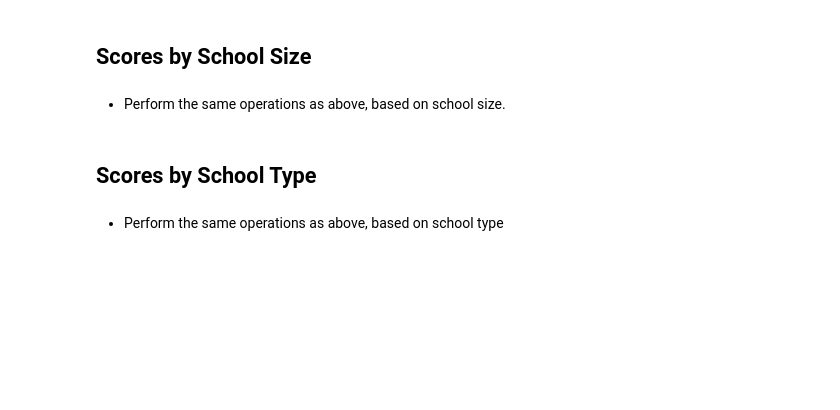
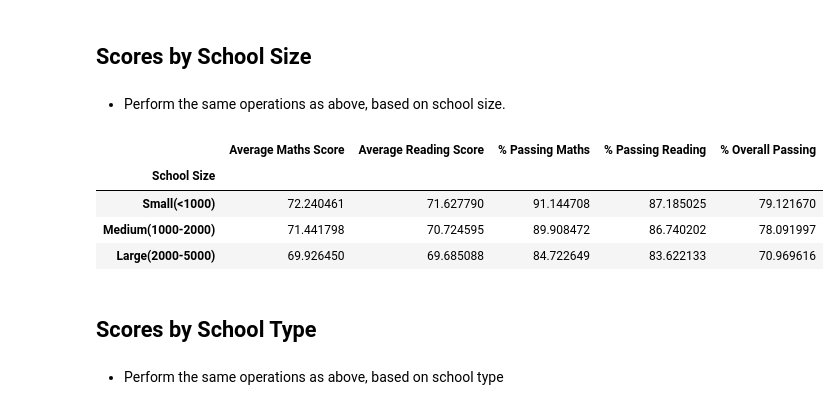
Before and after one commit to lcardsvr/pandas-challenge, a Jupyter notebook: PyCitySchools/PyCitySchools_starter.ipynb, the cells around one changed output. Cells and saved outputs as stored; diff of their text form; code cells hidden in the pictures; blank space fills up the shorter version.

```diff
--- a/PyCitySchools/PyCitySchools_starter.ipynb
+++ b/PyCitySchools/PyCitySchools_starter.ipynb
@@ -385,6 +384,56 @@ Reading_df.head(15)
 ## Scores by School Size
 # %% [markdown]
 * Perform the same operations as above, based on school size.
+# %%
+
+# merge_dfx3 / dfx4 Contains all the students grades with the columns listed below as well as the school type, size, budget and budget per student information
+
+#   Passed_math with a 1 if the score is greater or equal to 50 in Maths
+#   Passed_reading with a 1 if the score is greater or equal to 50 in Reading
+#   Passed_Overall with a 1 if the score is greater or equal to 50 in Maths and in Reading
+
+dfx4 = merge_dfx3
+
+#Bins are added to be able to group by School Size
+
+# Create the bins in which Data will be held
+# Bins are 0, 585, 630, 645, 680.
+bins2 = [0, 1000, 2000, 5000]
+
+# Create the names for the four bins
+group_names2 = ["Small(<1000)", "Medium(1000-2000)", "Large(2000-5000)"]
+
+
+dfx4["School Size"] = pd.cut(dfx4["size"], bins2, labels=group_names2, include_lowest=True)
+
+
+# School_Size_df contains only the relevant columns as below:
+
+School_Size_df = dfx4 [["School Size", "maths_score", "reading_score" , "Passed_math", "Passed_reading", "Passed_Overall" ]]
+
+# # Creating a group based off of the bins
+School_Size_df = School_Size_df.groupby("School Size").mean()
+
+# School_Size_df column renaming to comply with the presentation requirements
+
+School_Size_df = School_Size_df.rename(columns={"maths_score" : "Average Maths Score", "reading_score": "Average Reading Score" , "Passed_math" : "% Passing Maths", "Passed_reading" : "% Passing Reading", "Passed_Overall": "% Overall Passing"})
+
+# School_Size_df mapping to comply with the presentation requirements
+
+School_Size_df["% Passing Maths"] = (School_Size_df["% Passing Maths"]*100)
+
+School_Size_df["% Passing Reading"] = (School_Size_df["% Passing Reading"]*100)
+
+School_Size_df["% Overall Passing"] = (School_Size_df["% Overall Passing"]*100)
+
+
+School_Size_df
+# %% [output]
+|  | Average Maths Score | Average Reading Score | % Passing Maths | % Passing Reading | % Overall Passing |
+| School Size |  |  |  |  |  |
+| Small(<1000) | 72.240461 | 71.627790 | 91.144708 | 87.185025 | 79.121670 |
+| Medium(1000-2000) | 71.441798 | 70.724595 | 89.908472 | 86.740202 | 78.091997 |
+| Large(2000-5000) | 69.926450 | 69.685088 | 84.722649 | 83.622133 | 70.969616 |
 # %% [markdown]
 ## Scores by School Type
 # %% [markdown]
```
Also changed, not shown: parts of 9 cells of this notebook, 4 other files.
